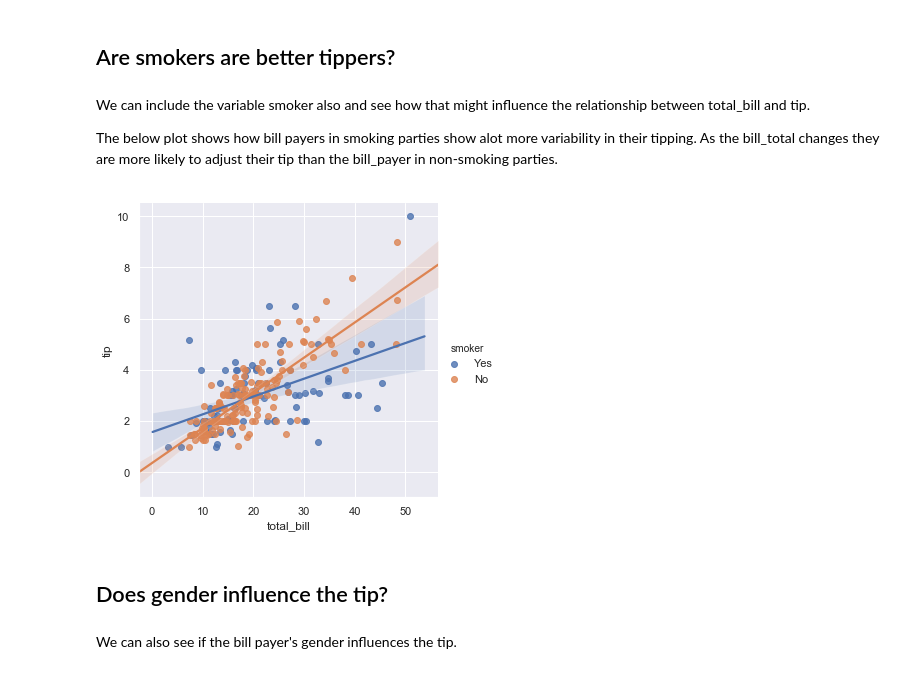
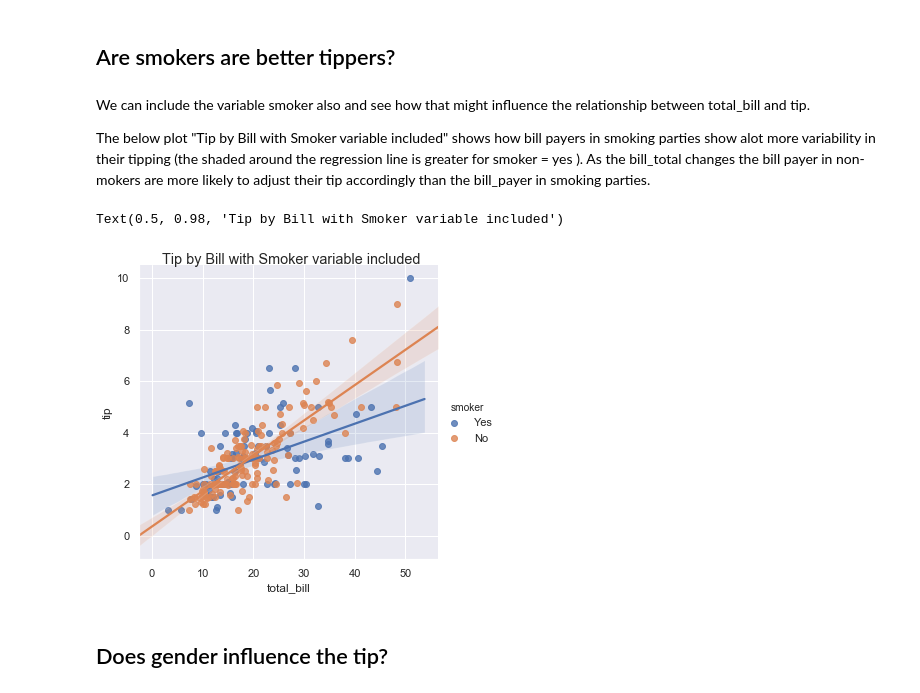
Before and after one commit to fionaoriordan/52446_19_tips, a Jupyter notebook: tips_notebook.ipynb, the cells around one changed output. Saved outputs shown, nothing was run; the diff lists cells and outputs as text; code cells hidden in the pictures.

```diff
--- a/tips_notebook.ipynb
+++ b/tips_notebook.ipynb
@@ -343,12 +343,14 @@ ax = sns.regplot(x="total_bill", y="tip", data=df)
 # %% [markdown]
 We can include the variable smoker also and see how that might influence the relationship between total_bill and tip.
 
-The below plot shows how bill payers in smoking parties show alot more variability in their tipping. As the bill_total changes they are more likely to adjust their tip than the bill_payer in non-smoking parties.
+The below plot "Tip by Bill with Smoker variable included" shows how bill payers in smoking parties show alot more variability in their tipping (the shaded around the regression line is greater for smoker = yes ). As the bill_total changes the bill payer in non-mokers  are more likely to adjust their tip accordingly than the bill_payer in smoking parties.
 # %%
 g = sns.lmplot(x="total_bill", y="tip", hue="smoker", data=df)
+
+# Adding a title
+g.fig.suptitle("Tip by Bill with Smoker variable included")
 # %% [output]
+Text(0.5, 0.98, 'Tip by Bill with Smoker variable included')
-[figure, old version]
+[figure, new version]
 # %% [markdown]
 ## Does gender influence the tip?
-# %% [markdown]
-We can also see if  the bill payer's gender influences the tip.
```
Also changed, not shown: parts of 6 cells of this notebook.
